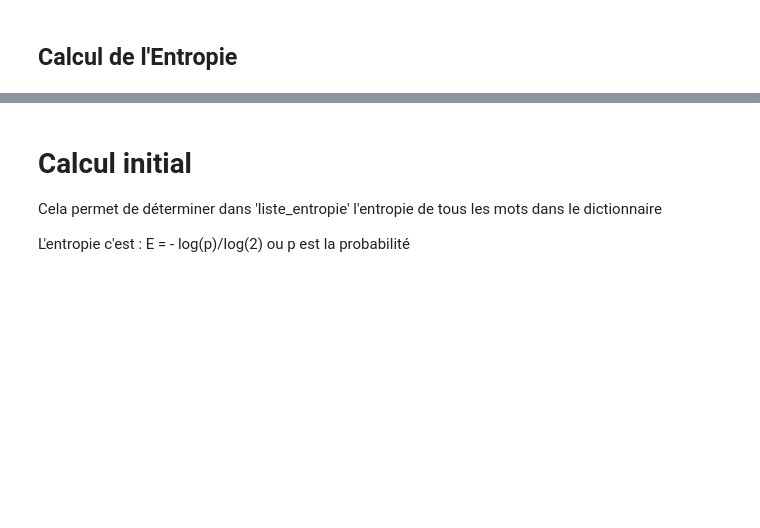
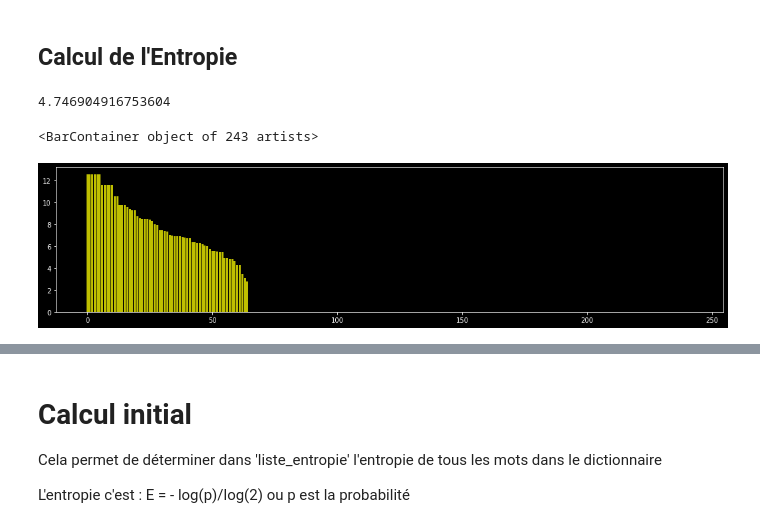
Before and after one commit to e-coucou/Python-dev, a Jupyter notebook: rky001/wordle.ipynb, the cells around one changed output, grey strips where cells are left out. Saved outputs shown, nothing was run; the diff lists cells and outputs as text; code cells hidden in the pictures; blank space fills up the shorter version.

```diff
--- a/rky001/wordle.ipynb
+++ b/rky001/wordle.ipynb
@@ -172,12 +217,13 @@ pattern = make_pattern(5)
 def log2_(val,div):
     return math.log2(div/val) if val >0 else 0
 # %%
-def entropie_mot(check, M=mots_array.copy()):
+def entropie_mot_old(check, M=mots_array.copy()):
     dim = M.shape[0]
     e_sum=0
     e_pattern=[]
     for p in pattern:
         ret, nb = check_mot_pattern(check,p,M)
+        # print(nb,p,dim)
         e = log2_(nb,dim)
         e_pattern.append(e)
         e_sum = e_sum + e*nb/dim
@@ -185 +243,12 @@ def entropie_mot(check, M=mots_array.copy()):
+# %%
+e, e_p = entropie_mot_old('AEREE')
+print(e)
+gr = np.sort(e_p)[::-1]
+# print(gr)
+plt.figure(figsize=(18,4))
+plt.bar(x=range(243),height=gr,color='y')
+# %% [output]
+4.746904916753604
+<BarContainer object of 243 artists>
+[figure, added]
 # %%
```
Also changed, not shown: parts of 28 cells of this notebook, 1 other file.
